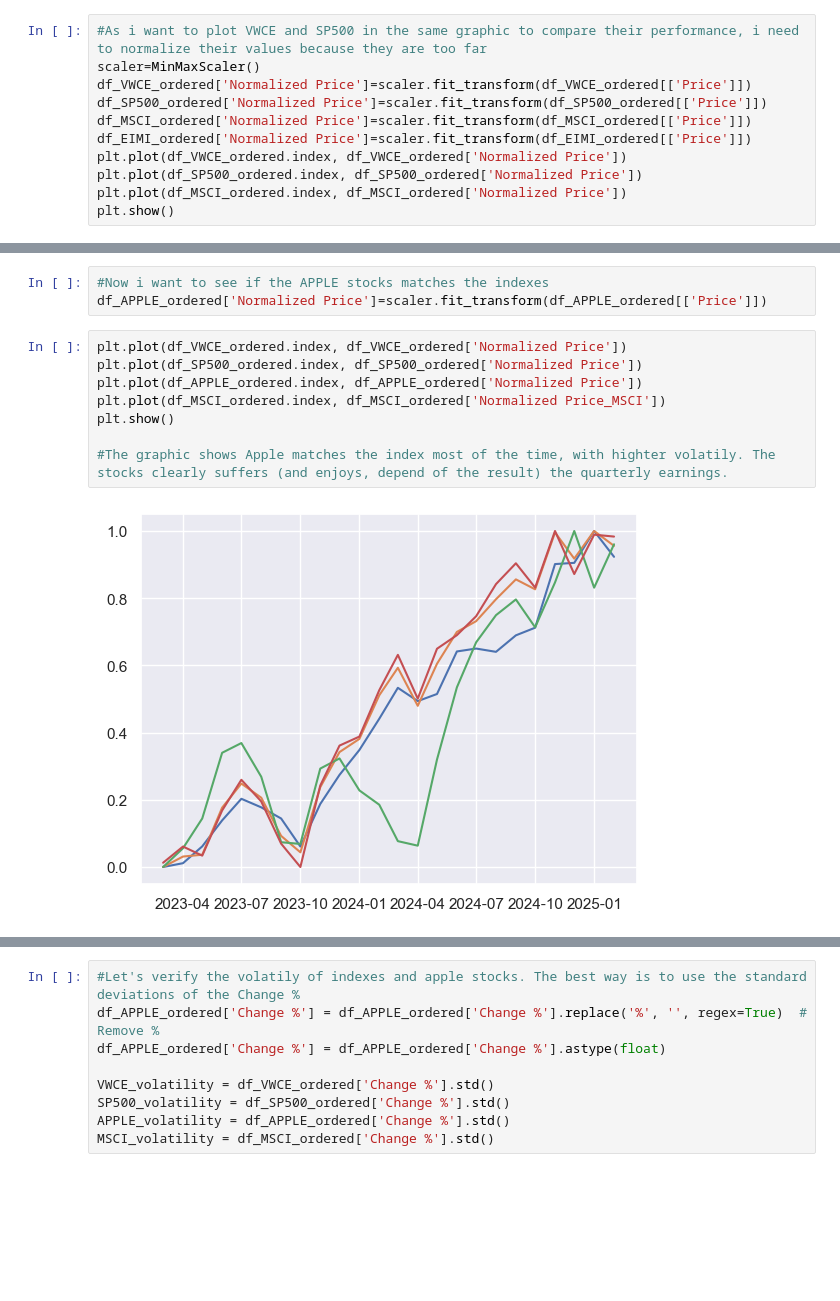
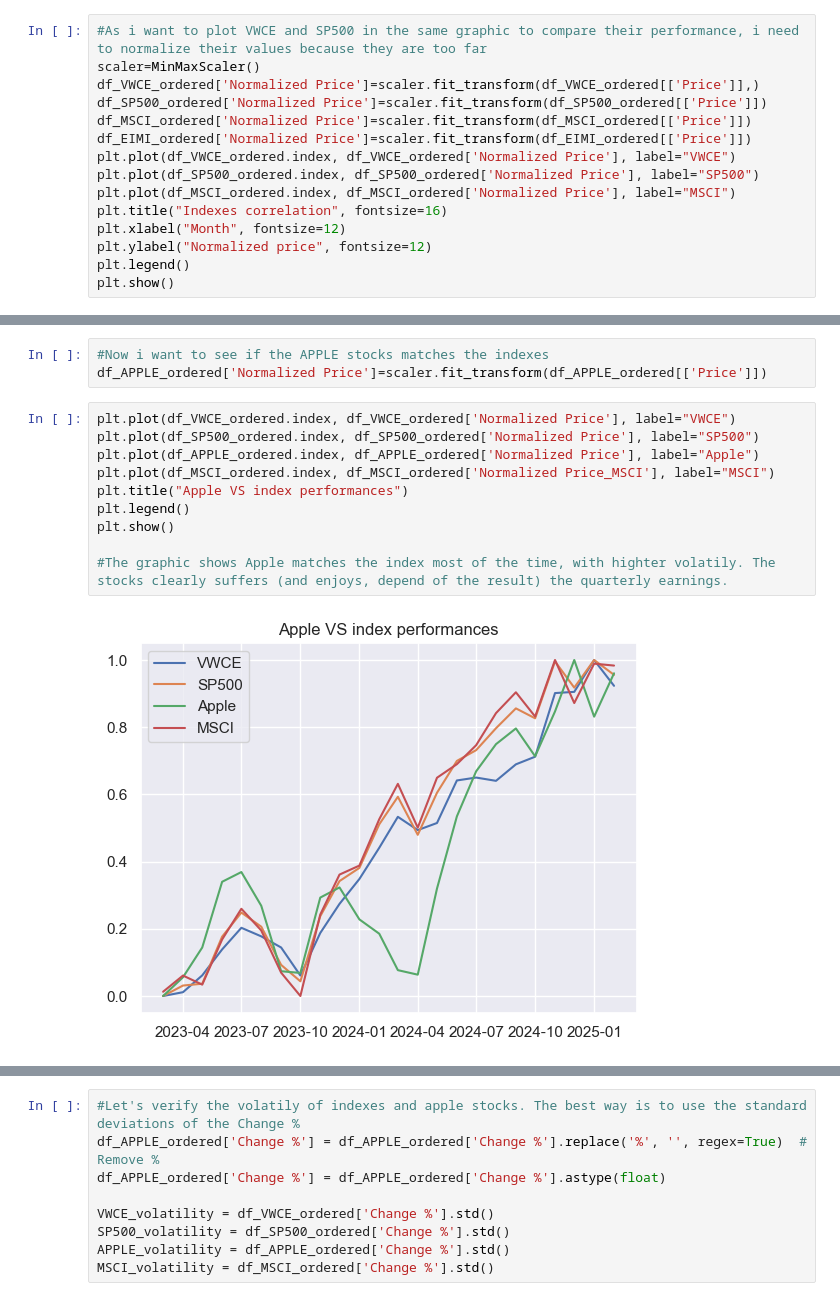
Before and after one commit to ChristianChimi/Financial-Analytics, a Jupyter notebook: Stock-Market-Analytics/Stock_market_Analytics.ipynb, the cells around one changed output, grey strips where cells are left out. Cells and saved outputs as stored; diff of their text form; blank space fills up the shorter version.

```diff
--- a/Stock-Market-Analytics/Stock_market_Analytics.ipynb
+++ b/Stock-Market-Analytics/Stock_market_Analytics.ipynb
@@ -163,12 +169,16 @@ plt.scatter(df_VWCE_ordered['Price'], df_SP500_ordered['Price'])
 # %%
 #As i want to plot VWCE and SP500 in the same graphic to compare their performance, i need to normalize their values because they are too far
 scaler=MinMaxScaler()
-df_VWCE_ordered['Normalized Price']=scaler.fit_transform(df_VWCE_ordered[['Price']])
+df_VWCE_ordered['Normalized Price']=scaler.fit_transform(df_VWCE_ordered[['Price']],)
 df_SP500_ordered['Normalized Price']=scaler.fit_transform(df_SP500_ordered[['Price']])
 df_MSCI_ordered['Normalized Price']=scaler.fit_transform(df_MSCI_ordered[['Price']])
 df_EIMI_ordered['Normalized Price']=scaler.fit_transform(df_EIMI_ordered[['Price']])
-plt.plot(df_VWCE_ordered.index, df_VWCE_ordered['Normalized Price'])
-plt.plot(df_SP500_ordered.index, df_SP500_ordered['Normalized Price'])
-plt.plot(df_MSCI_ordered.index, df_MSCI_ordered['Normalized Price'])
+plt.plot(df_VWCE_ordered.index, df_VWCE_ordered['Normalized Price'], label="VWCE")
+plt.plot(df_SP500_ordered.index, df_SP500_ordered['Normalized Price'], label="SP500")
+plt.plot(df_MSCI_ordered.index, df_MSCI_ordered['Normalized Price'], label="MSCI")
+plt.title("Indexes correlation", fontsize=16)
+plt.xlabel("Month", fontsize=12)
+plt.ylabel("Normalized price", fontsize=12)
+plt.legend()
 plt.show()
 # %% [output]
@@ -232,12 +243,14 @@ df_APPLE_ordered.set_index('Date', inplace=True)
 #Now i want to see if the APPLE stocks matches the indexes
 df_APPLE_ordered['Normalized Price']=scaler.fit_transform(df_APPLE_ordered[['Price']])
 # %%
-plt.plot(df_VWCE_ordered.index, df_VWCE_ordered['Normalized Price'])
-plt.plot(df_SP500_ordered.index, df_SP500_ordered['Normalized Price'])
-plt.plot(df_APPLE_ordered.index, df_APPLE_ordered['Normalized Price'])
-plt.plot(df_MSCI_ordered.index, df_MSCI_ordered['Normalized Price_MSCI'])
+plt.plot(df_VWCE_ordered.index, df_VWCE_ordered['Normalized Price'], label="VWCE")
+plt.plot(df_SP500_ordered.index, df_SP500_ordered['Normalized Price'], label="SP500")
+plt.plot(df_APPLE_ordered.index, df_APPLE_ordered['Normalized Price'], label="Apple")
+plt.plot(df_MSCI_ordered.index, df_MSCI_ordered['Normalized Price_MSCI'], label="MSCI")
+plt.title("Apple VS index performances")
+plt.legend()
 plt.show()
 
 #The graphic shows Apple matches the index most of the time, with highter volatily. The stocks clearly suffers (and enjoys, depend of the result) the quarterly earnings.
 # %% [output]
-[figure, old version]
+[figure, new version]
```
Also changed, not shown: parts of 11 cells of this notebook.
